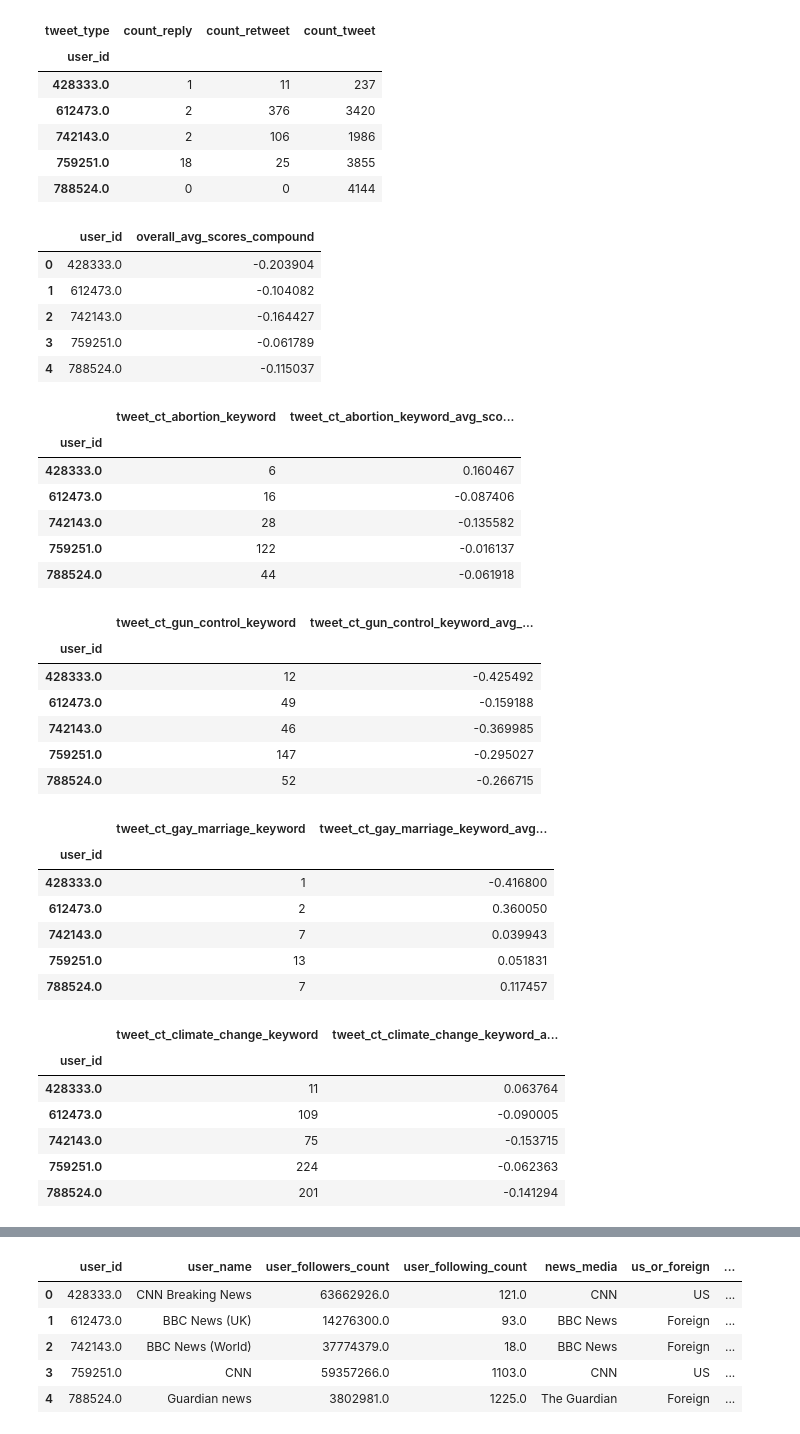
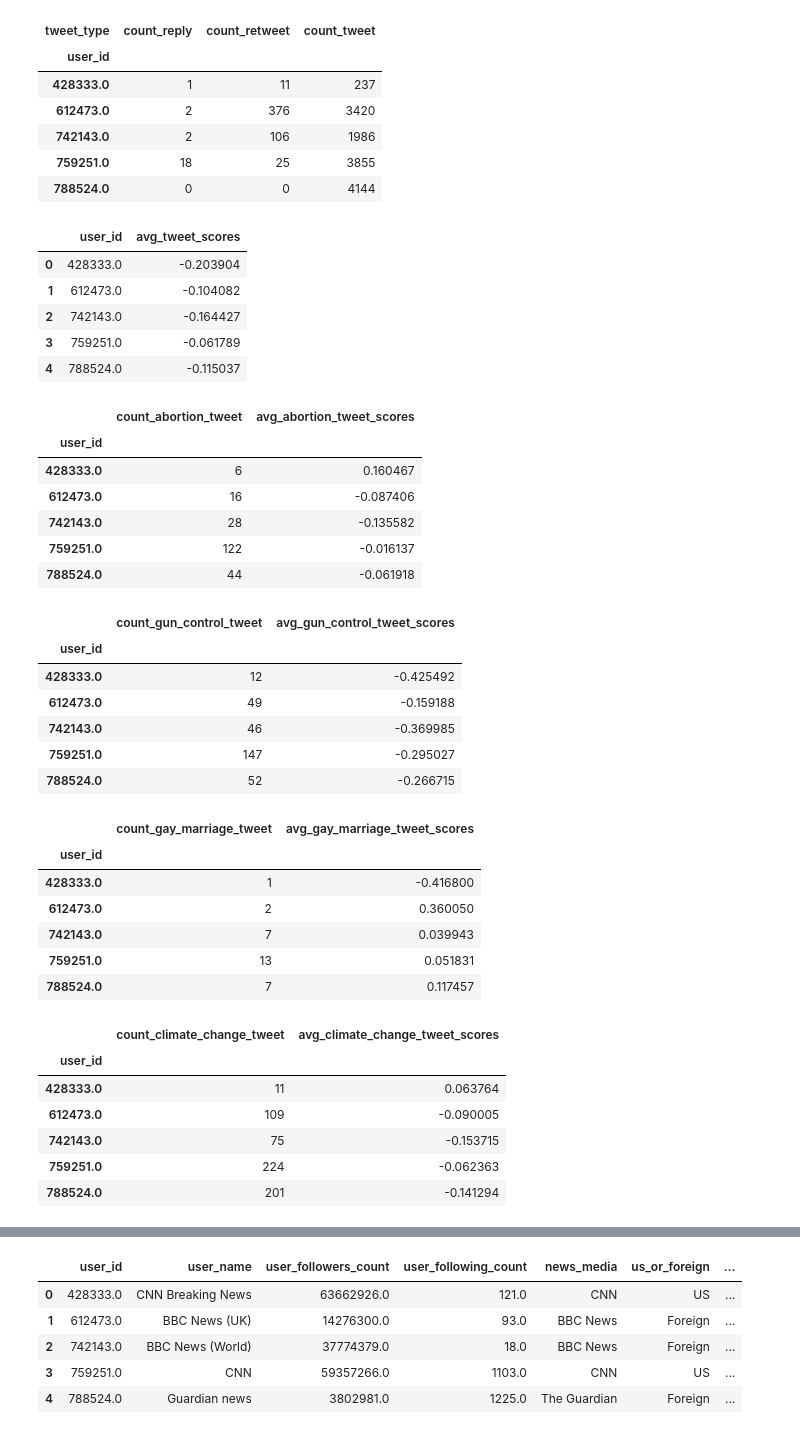
Before and after one commit to katherineskc/data_science_tweets_neutrality, a Jupyter notebook: preliminary_analysis.ipynb, the cells around one changed output, grey strips where cells are left out. Cells and saved outputs as stored; diff of their text form; code cells hidden in the pictures.

```diff
--- a/preliminary_analysis.ipynb
+++ b/preliminary_analysis.ipynb
@@ -265,10 +262,10 @@ pivot_tweet_type.head()
 | 759251.0 | 18 | 25 | 3855 |
 | 788524.0 | 0 | 0 | 4144 |
 # %%
-user_overall_avg_sentiments_score = combined_data.groupby('user_id')[['scores_compound']].mean().reset_index().rename(columns={'scores_compound': 'overall_avg_scores_compound'})
+user_overall_avg_sentiments_score = combined_data.groupby('user_id')[['scores_compound']].mean().reset_index().rename(columns={'scores_compound': 'avg_tweet_scores'})
 user_overall_avg_sentiments_score.head()
 # %% [output]
-|  | user_id | overall_avg_scores_compound |
+|  | user_id | avg_tweet_scores |
 | 0 | 428333.0 | -0.203904 |
 | 1 | 612473.0 | -0.104082 |
 | 2 | 742143.0 | -0.164427 |
@@ -277,24 +274,24 @@ user_overall_avg_sentiments_score.head()
 # %%
 # count tweet and average sentiments_score for tweet contains_abortion_keyword
 
 user_contains_abortion_keyword_tweet = combined_data[(combined_data['contains_abortion_keyword']==True) &
                                                      (combined_data['tweet_type']=='tweet')].groupby('user_id').agg({'tweet_id':'count',
-                                                                                                                     'scores_compound':'mean'}).rename(columns={'tweet_id':'tweet_ct_abortion_keyword',
-                                                                                                                     'scores_compound':'tweet_ct_abortion_keyword_avg_scores_compound'})
+                                                                                                                     'scores_compound':'mean'}).rename(columns={'tweet_id':'count_abortion_tweet',
+                                                                                                                     'scores_compound':'avg_abortion_tweet_scores'})
 
 user_contains_abortion_keyword_tweet.head()
 
 # user_contains_abortion_keyword_avg_sentiments_score = combined_data[combined_data['contains_abortion_keyword']==True].groupby('user_id')[['scores_compound',
 #                                                                   'scores_positive',
 #                                                                   'scores_negative',
 #                                                                   'scores_neutral']].mean().reset_index().rename(columns={'scores_compound': 'ct_abortion_avg_scores_compound',
 #                                                                                                                           'scores_positive': 'ct_abortion_avg_scores_negative',
 #                                                                                                                           'scores_negative': 'ct_abortion_avg_scores_negative',
 #                                                                                                                           'scores_neutral': 'ct_abortion_avg_scores_neutral'
 #                                                                                                                          })
 # user_contains_abortion_keyword_avg_sentiments_score.head()
 # %% [output]
-|  | tweet_ct_abortion_keyword | tweet_ct_abortion_keyword_avg_sco... |
+|  | count_abortion_tweet | avg_abortion_tweet_scores |
 | user_id |  |  |
 | 428333.0 | 6 | 0.160467 |
 | 612473.0 | 16 | -0.087406 |
@@ -305,12 +302,12 @@ user_contains_abortion_keyword_tweet.head()
 # count tweet and average sentiments_score for tweet contains_gun_control_keyword
 
 user_contains_gun_control_keyword_tweet = combined_data[combined_data['contains_gun_control_keyword']==True].groupby('user_id').agg({'tweet_id':'count',
-                                                                                                                                                    'scores_compound':'mean'}).rename(columns={'tweet_id':'tweet_ct_gun_control_keyword',
-                                                                                                                                                    'scores_compound':'tweet_ct_gun_control_keyword_avg_scores_compound'})
+                                                                                                                                                    'scores_compound':'mean'}).rename(columns={'tweet_id':'count_gun_control_tweet',
+                                                                                                                                                    'scores_compound':'avg_gun_control_tweet_scores'})
 
 user_contains_gun_control_keyword_tweet.head()
 # %% [output]
-|  | tweet_ct_gun_control_keyword | tweet_ct_gun_control_keyword_avg_... |
+|  | count_gun_control_tweet | avg_gun_control_tweet_scores |
 | user_id |  |  |
 | 428333.0 | 12 | -0.425492 |
 | 612473.0 | 49 | -0.159188 |
@@ -322,22 +319,12 @@ user_contains_gun_control_keyword_tweet.head()
 
 user_contains_gay_marriage_keyword_tweet = combined_data[(combined_data['contains_gay_marriage_keyword']==True) &
                                                          (combined_data['tweet_type']=='tweet')].groupby('user_id').agg({'tweet_id':'count',
-                                                                                                                         'scores_compound':'mean'}).rename(columns={'tweet_id':'tweet_ct_gay_marriage_keyword',
-                                                                                                                         'scores_compound':'tweet_ct_gay_marriage_keyword_avg_scores_compound'})
+                                                                                                                         'scores_compound':'mean'}).rename(columns={'tweet_id':'count_gay_marriage_tweet',
+                                                                                                                         'scores_compound':'avg_gay_marriage_tweet_scores'})
 
 user_contains_gay_marriage_keyword_tweet.head()
-
-# user_contains_gay_marriage_keyword_avg_sentiments_score = combined_data[combined_data['contains_gay_marriage_keyword']==True].groupby('user_id')[['scores_compound',
-#                                                                   'scores_positive',
-#                                                                   'scores_negative',
-#                                                                   'scores_neutral']].mean().reset_index().rename(columns={'scores_compound': 'ct_gay_marriage_avg_scores_compound',
-#                                                                                                                           'scores_positive': 'ct_gay_marriage_avg_scores_negative',
-#                                                                                                                           'scores_negative': 'ct_gay_marriage_avg_scores_negative',
-#                                                                                                                           'scores_neutral': 'ct_gay_marriage_avg_scores_neutral'
-#                                                                                                                          })
-# user_contains_gay_marriage_keyword_avg_sentiments_score.head()
 # %% [output]
-|  | tweet_ct_gay_marriage_keyword | tweet_ct_gay_marriage_keyword_avg... |
+|  | count_gay_marriage_tweet | avg_gay_marriage_tweet_scores |
 | user_id |  |  |
 | 428333.0 | 1 | -0.416800 |
 | 612473.0 | 2 | 0.360050 |
@@ -349,22 +336,12 @@ user_contains_gay_marriage_keyword_tweet.head()
 
 user_contains_climate_change_keyword_tweet = combined_data[(combined_data['contains_climate_change_keyword']==True) &
                                                            (combined_data['tweet_type']=='tweet')].groupby('user_id').agg({'tweet_id':'count',
-                                                                                                                           'scores_compound':'mean'}).rename(columns={'tweet_id':'tweet_ct_climate_change_keyword',
-                                                                                                                           'scores_compound':'tweet_ct_climate_change_keyword_avg_scores_compound'})
+                                                                                                                           'scores_compound':'mean'}).rename(columns={'tweet_id':'count_climate_change_tweet',
+                                                                                                                           'scores_compound':'avg_climate_change_tweet_scores'})
 
 user_contains_climate_change_keyword_tweet.head()
-
-# user_contains_climate_change_keyword_avg_sentiments_score = combined_data[combined_data['contains_climate_change_keyword']==True].groupby('user_id')[['scores_compound',
-#                                                                   'scores_positive',
-#                                                                   'scores_negative',
-#                                                                   'scores_neutral']].mean().reset_index().rename(columns={'scores_compound': 'ct_climate_change_avg_scores_compound',
-#                                                                                                                           'scores_positive': 'ct_climate_change_avg_scores_negative',
-#                                                                                                                           'scores_negative': 'ct_climate_change_avg_scores_negative',
-#                                                                                                                           'scores_neutral': 'ct_climate_change_avg_scores_neutral'
-#                                                                                                                          })
-# user_contains_climate_change_keyword_avg_sentiments_score.head()
 # %% [output]
-|  | tweet_ct_climate_change_keyword | tweet_ct_climate_change_keyword_a... |
+|  | count_climate_change_tweet | avg_climate_change_tweet_scores |
 | user_id |  |  |
 | 428333.0 | 11 | 0.063764 |
 | 612473.0 | 109 | -0.090005 |
```
Also changed, not shown: parts of 12 cells of this notebook.
